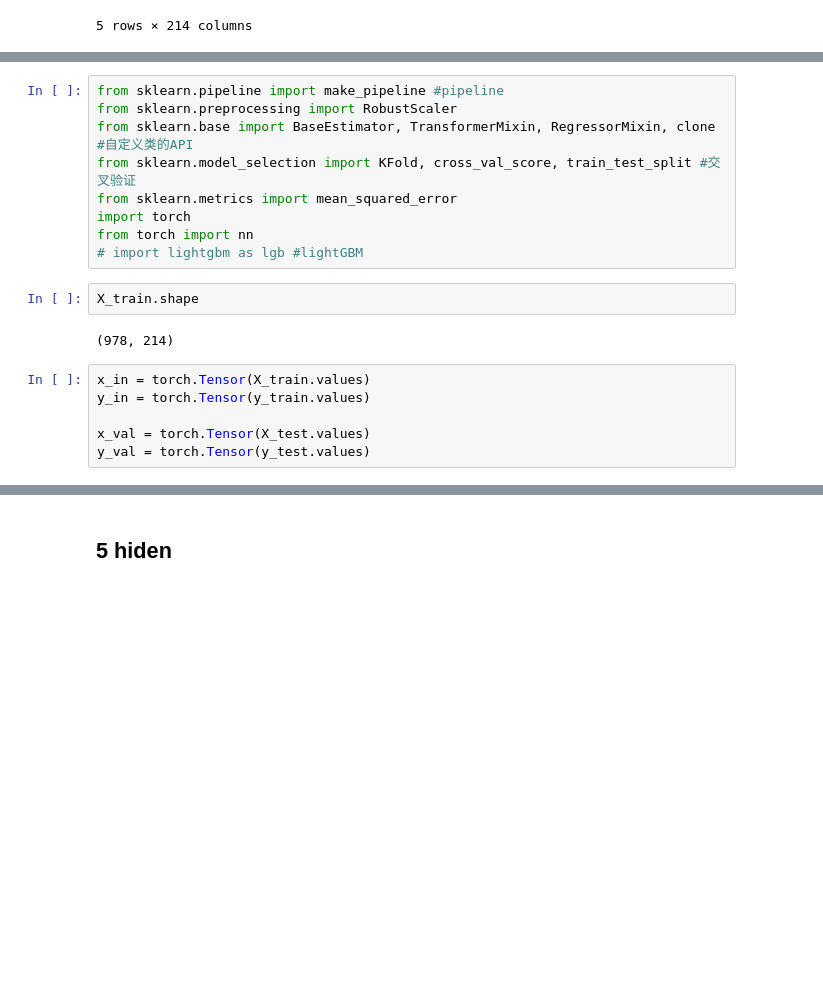
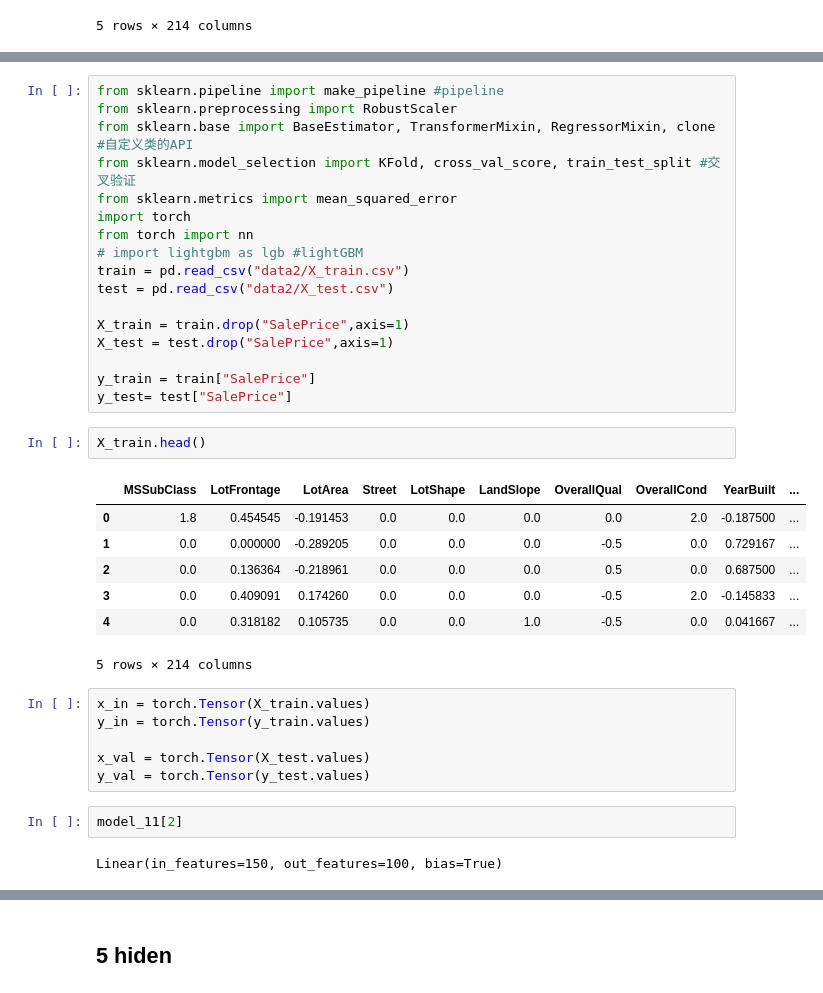
Before and after one commit to IanKu304/New_Learning_Algorithm_HW2_SalePrice_predict, a Jupyter notebook: HW2.ipynb, the cells around one changed output, grey strips where cells are left out. Cells and saved outputs as stored; diff of their text form; blank space fills up the shorter version.

```diff
--- a/HW2.ipynb
+++ b/HW2.ipynb
@@ -286,13 +360,31 @@ from sklearn.metrics import mean_squared_error
 import torch
 from torch import nn
 # import lightgbm as lgb #lightGBM
+train = pd.read_csv("data2/X_train.csv")
+test = pd.read_csv("data2/X_test.csv")
+
+X_train = train.drop("SalePrice",axis=1)
+X_test = test.drop("SalePrice",axis=1)
+
+y_train = train["SalePrice"]
+y_test= test["SalePrice"]
 # %%
-X_train.shape
+X_train.head()
 # %% [output]
+|  | MSSubClass | LotFrontage | LotArea | Street | LotShape | LandSlope | OverallQual | OverallCond | YearBuilt | ... |
+| 0 | 1.8 | 0.454545 | -0.191453 | 0.0 | 0.0 | 0.0 | 0.0 | 2.0 | -0.187500 | ... |
+| 1 | 0.0 | 0.000000 | -0.289205 | 0.0 | 0.0 | 0.0 | -0.5 | 0.0 | 0.729167 | ... |
+| 2 | 0.0 | 0.136364 | -0.218961 | 0.0 | 0.0 | 0.0 | 0.5 | 0.0 | 0.687500 | ... |
+| 3 | 0.0 | 0.409091 | 0.174260 | 0.0 | 0.0 | 0.0 | -0.5 | 2.0 | -0.145833 | ... |
+| 4 | 0.0 | 0.318182 | 0.105735 | 0.0 | 0.0 | 1.0 | -0.5 | 0.0 | 0.041667 | ... |
-(978, 214)
+5 rows × 214 columns
 # %%
 x_in = torch.Tensor(X_train.values)
 y_in = torch.Tensor(y_train.values)
 
 x_val = torch.Tensor(X_test.values)
 y_val = torch.Tensor(y_test.values)
+# %%
+model_11[2]
+# %% [output]
+Linear(in_features=150, out_features=100, bias=True)
```
Also changed, not shown: parts of 21 cells of this notebook, 2 other files.
